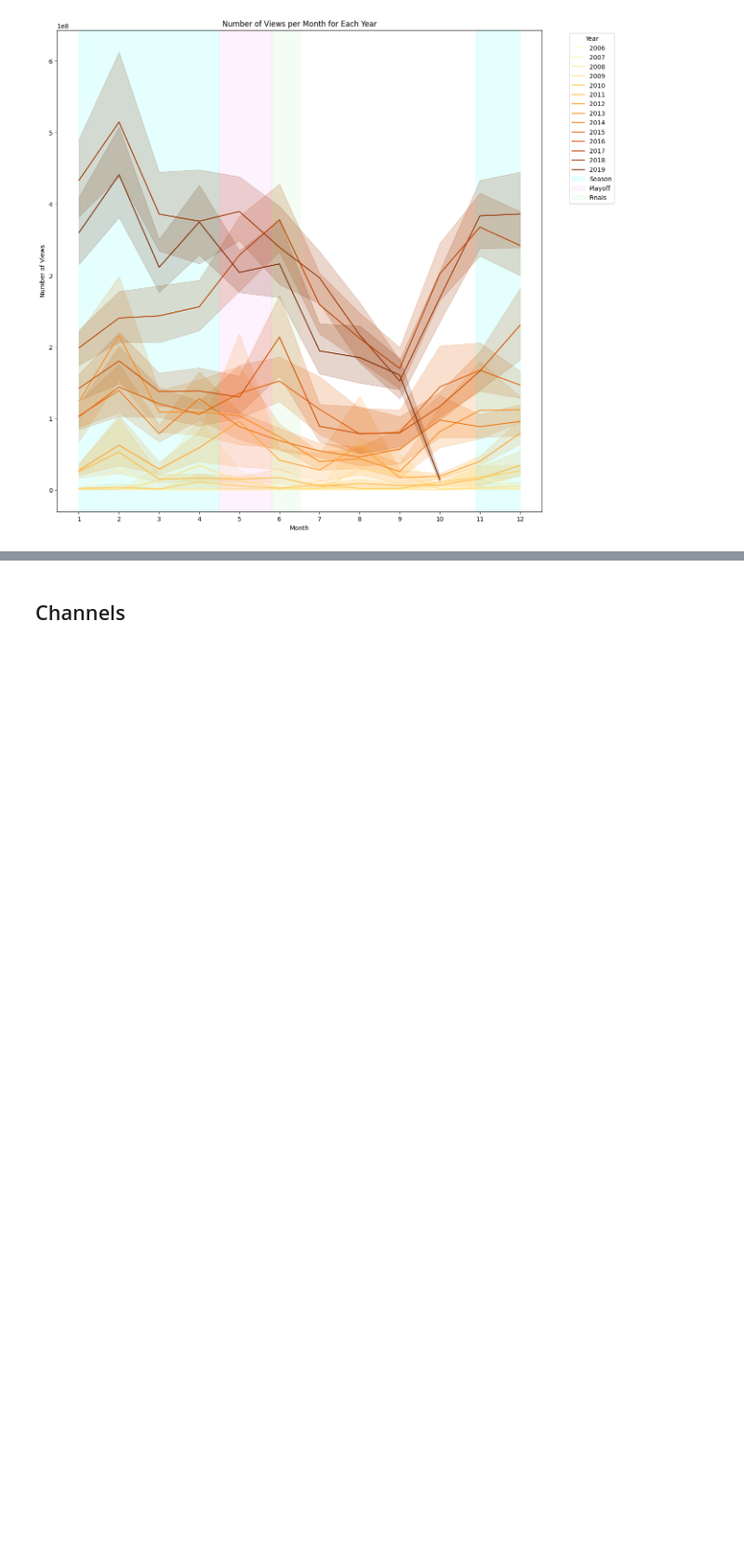
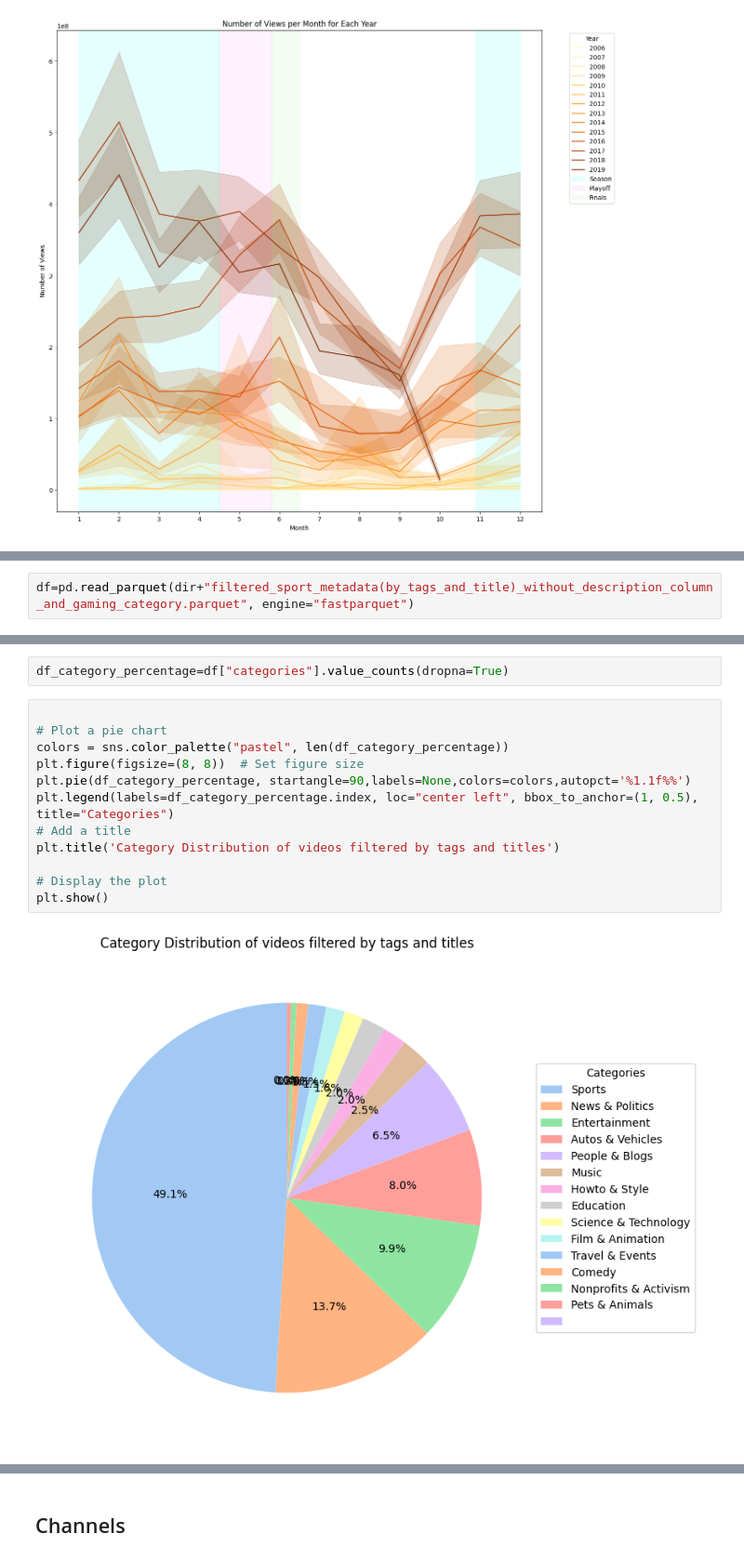
Before and after one commit to epfl-ada/ada-2024-project-robodatapioneers2024, a Jupyter notebook: NBA_analysis.ipynb, the cells around one changed output, grey strips where cells are left out. Shown at 93% size. Drawn from its saved outputs; the diff is of its cells as text; blank space fills up the shorter version.

```diff
--- a/NBA_analysis.ipynb
+++ b/NBA_analysis.ipynb
@@ -237,0 +242,2 @@ plt.show()
+# %%
+df=pd.read_parquet(dir+"filtered_sport_metadata(by_tags_and_title)_without_description_column_and_gaming_category.parquet", engine="fastparquet")
@@ -237,0 +256,16 @@ plt.show()
+# %%
+df_category_percentage=df["categories"].value_counts(dropna=True)
+# %%
+
+# Plot a pie chart
+colors = sns.color_palette("pastel", len(df_category_percentage))
+plt.figure(figsize=(8, 8))  # Set figure size
+plt.pie(df_category_percentage, startangle=90,labels=None,colors=colors,autopct='%1.1f%%')
+plt.legend(labels=df_category_percentage.index, loc="center left", bbox_to_anchor=(1, 0.5), title="Categories")
+# Add a title
+plt.title('Category Distribution of videos filtered by tags and titles')
+
+# Display the plot
+plt.show()
+# %% [output]
+[figure, added]
```
Also changed, not shown: parts of 13 cells of this notebook.
